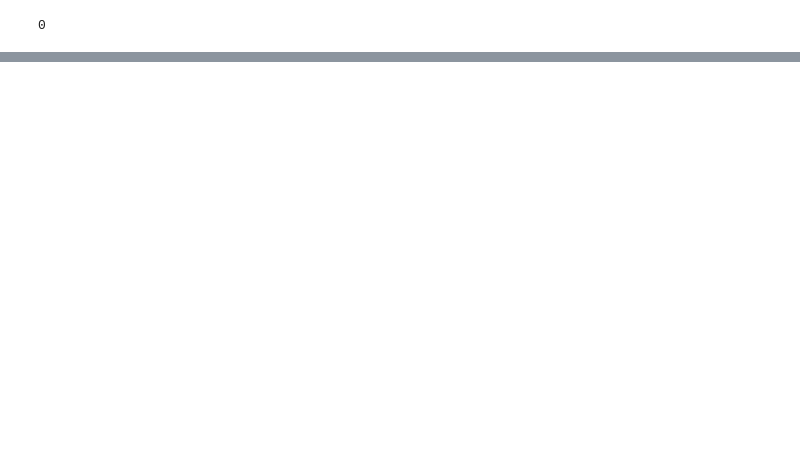
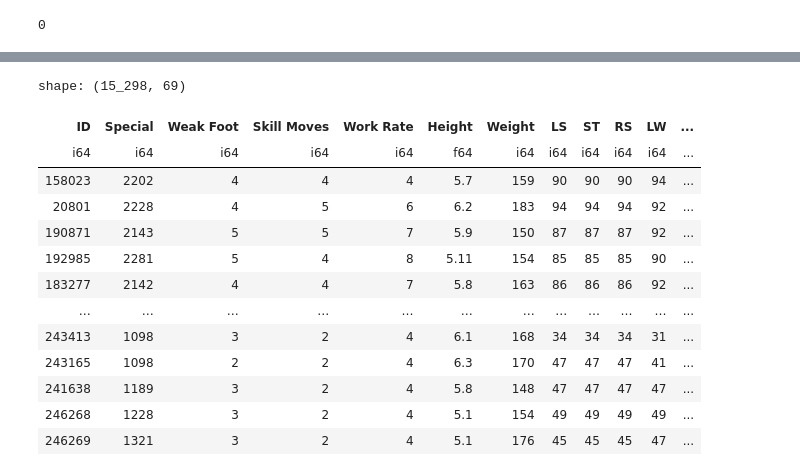
Before and after one commit to MunkC98/tarea2-modulo3-g36, a Jupyter notebook: Tarea2.ipynb, the cells around one changed output, grey strips where cells are left out. Drawn from its saved outputs; the diff is of its cells as text; code cells hidden in the pictures; blank space fills up the shorter version.

```diff
--- a/Tarea2.ipynb
+++ b/Tarea2.ipynb
@@ -86,0 +136,3 @@ shape: (26, 3)
+# %%
+df_sin_porteros = df.filter(pl.col("Position") != "GK")
+df_sin_porteros.describe()
@@ -86,0 +152,18 @@ shape: (26, 3)
+# %%
+df_limpio = df_sin_porteros.drop(["Age", "Overall", "Potential", "Value", "Wage", "Preferred Foot", "International Reputation"])
+df_limpio
+# %% [output]
+shape: (15_298, 69)
+| ID | Special | Weak Foot | Skill Moves | Work Rate | Height | Weight | LS | ST | RS | LW | ... |
+| i64 | i64 | i64 | i64 | i64 | f64 | i64 | i64 | i64 | i64 | i64 | ... |
+| 158023 | 2202 | 4 | 4 | 4 | 5.7 | 159 | 90 | 90 | 90 | 94 | ... |
+| 20801 | 2228 | 4 | 5 | 6 | 6.2 | 183 | 94 | 94 | 94 | 92 | ... |
+| 190871 | 2143 | 5 | 5 | 7 | 5.9 | 150 | 87 | 87 | 87 | 92 | ... |
+| 192985 | 2281 | 5 | 4 | 8 | 5.11 | 154 | 85 | 85 | 85 | 90 | ... |
+| 183277 | 2142 | 4 | 4 | 7 | 5.8 | 163 | 86 | 86 | 86 | 92 | ... |
+| … | … | … | … | … | … | … | … | … | … | … | ... |
+| 243413 | 1098 | 3 | 2 | 4 | 6.1 | 168 | 34 | 34 | 34 | 31 | ... |
+| 243165 | 1098 | 2 | 2 | 4 | 6.3 | 170 | 47 | 47 | 47 | 41 | ... |
+| 241638 | 1189 | 3 | 2 | 4 | 5.8 | 148 | 47 | 47 | 47 | 47 | ... |
+| 246268 | 1228 | 3 | 2 | 4 | 5.1 | 154 | 49 | 49 | 49 | 49 | ... |
+| 246269 | 1321 | 3 | 2 | 4 | 5.1 | 176 | 45 | 45 | 45 | 47 | ... |
```
Also changed, not shown: parts of 8 cells of this notebook, 1 other file.
